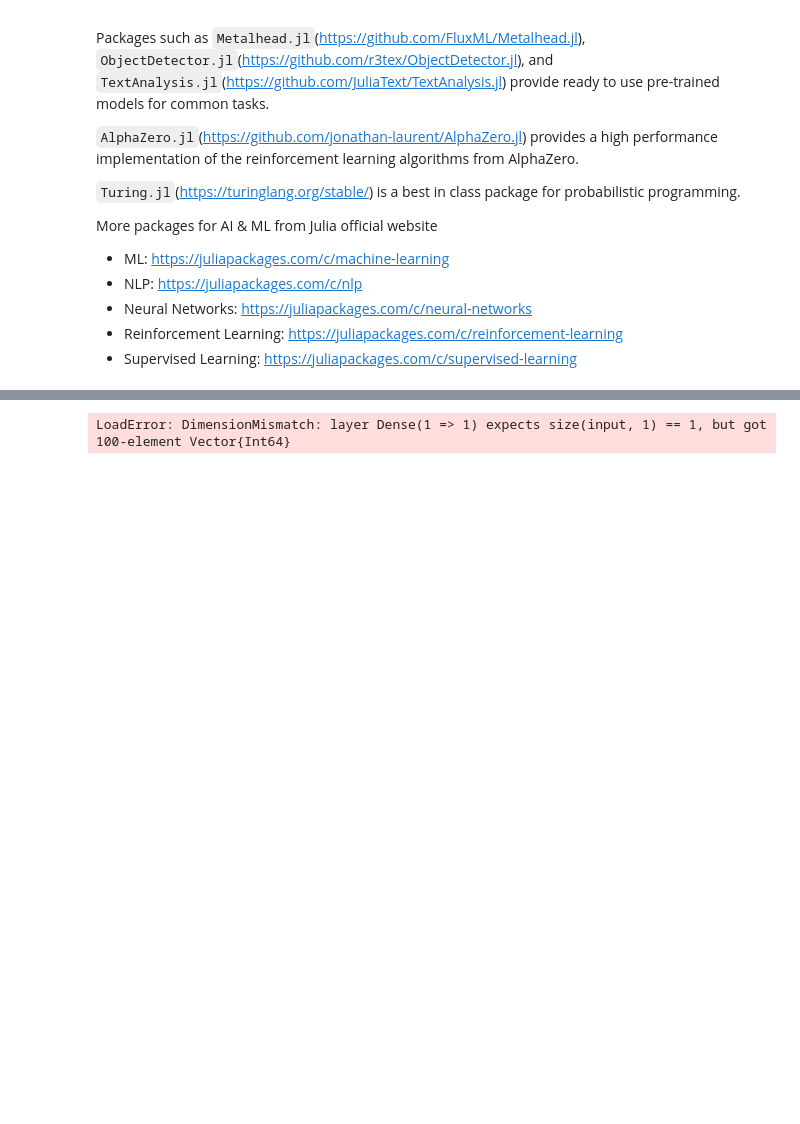
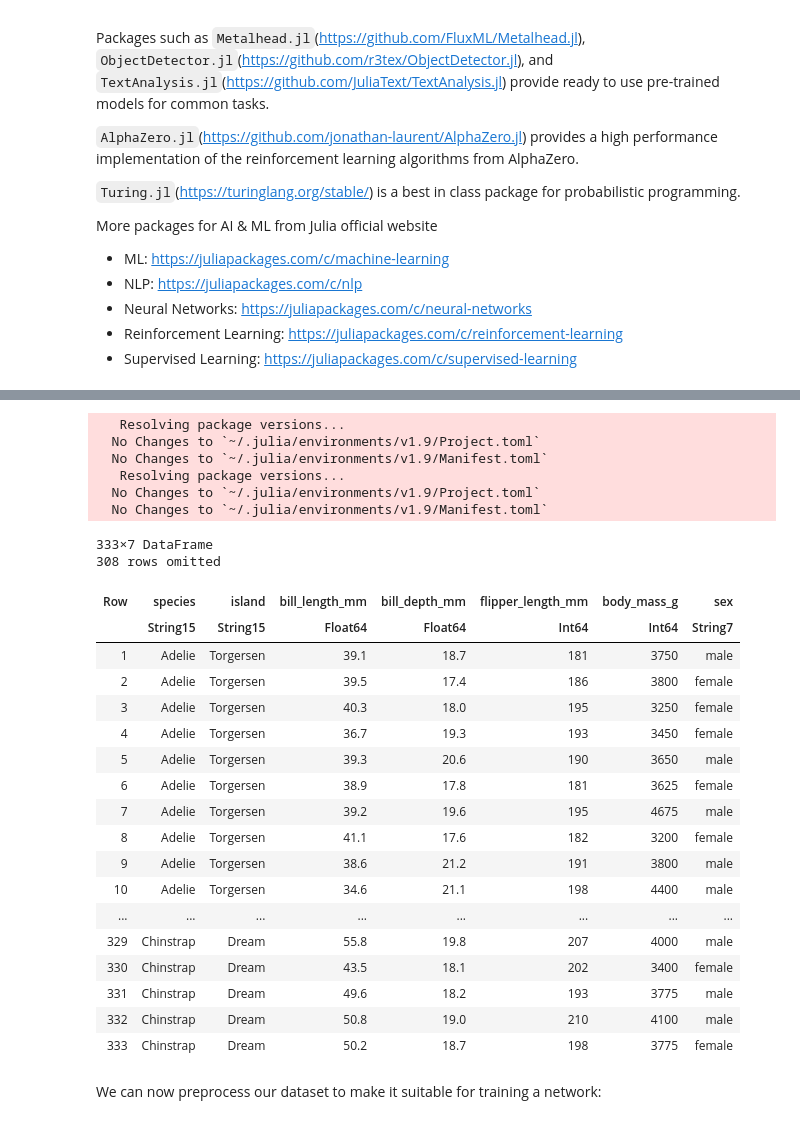
Before and after one commit to ENCCS/webinar_documents, a Jupyter notebook: 2024-feb-02-webinar/Webinar_Julia.ipynb, the cells around one changed output, grey strips where cells are left out. Cells and saved outputs as stored; diff of their text form; code cells hidden in the pictures; blank space fills up the shorter version.

Commit message:
include a new example to classify penguins

```diff
--- a/2024-feb-02-webinar/Webinar_Julia.ipynb
+++ b/2024-feb-02-webinar/Webinar_Julia.ipynb
@@ -486,33 +399,44 @@ This code generates random data, defines a linear regression model, and trains i
 # %%
+using Pkg
+
+Pkg.add("PalmerPenguins")
+using PalmerPenguins
+
+Pkg.add("Flux")
 using Flux
-using Random
 
-# Generate some random data
-Random.seed!(42)
-X = rand(1:10, 100)
-Y = 2X .+ 1 + 0.1*randn(100)
+using MLJ: partition, ConfusionMatrix
+using DataFrames
 
-# Define a linear regression model
-model = Dense(1, 1)
-
-# Define a loss function (mean squared error)
-loss = sum((model(X) .- Y).^2)
-println(loss)
-
-# Define an optimizer (Stochastic Gradient Descent)
-opt = Descent(0.01)
-
-
-# Training loop
-for _ in 1:1000
-    Flux.train!(loss, Flux.params(model), [(X, Y)], opt)
-end
-
-#=
-# Predict using the trained model
-new_X = 5.0
-predicted_y = model([new_X])
-println("Predicted value for $new_X: $predicted_y")
-=#
+table = PalmerPenguins.load()
+df = DataFrame(table)
+dropmissing!(df)
 # %% [output]
-LoadError: DimensionMismatch: layer Dense(1 => 1) expects size(input, 1) == 1, but got 100-element Vector{Int64}
+   Resolving package versions...
+  No Changes to `~/.julia/environments/v1.9/Project.toml`
+  No Changes to `~/.julia/environments/v1.9/Manifest.toml`
+   Resolving package versions...
+  No Changes to `~/.julia/environments/v1.9/Project.toml`
+  No Changes to `~/.julia/environments/v1.9/Manifest.toml`
+333×7 DataFrame
+308 rows omitted
+| Row | species | island | bill_length_mm | bill_depth_mm | flipper_length_mm | body_mass_g | sex |
+|  | String15 | String15 | Float64 | Float64 | Int64 | Int64 | String7 |
+| 1 | Adelie | Torgersen | 39.1 | 18.7 | 181 | 3750 | male |
+| 2 | Adelie | Torgersen | 39.5 | 17.4 | 186 | 3800 | female |
+| 3 | Adelie | Torgersen | 40.3 | 18.0 | 195 | 3250 | female |
+| 4 | Adelie | Torgersen | 36.7 | 19.3 | 193 | 3450 | female |
+| 5 | Adelie | Torgersen | 39.3 | 20.6 | 190 | 3650 | male |
+| 6 | Adelie | Torgersen | 38.9 | 17.8 | 181 | 3625 | female |
+| 7 | Adelie | Torgersen | 39.2 | 19.6 | 195 | 4675 | male |
+| 8 | Adelie | Torgersen | 41.1 | 17.6 | 182 | 3200 | female |
+| 9 | Adelie | Torgersen | 38.6 | 21.2 | 191 | 3800 | male |
+| 10 | Adelie | Torgersen | 34.6 | 21.1 | 198 | 4400 | male |
+| ... | ... | ... | ... | ... | ... | ... | ... |
+| 329 | Chinstrap | Dream | 55.8 | 19.8 | 207 | 4000 | male |
+| 330 | Chinstrap | Dream | 43.5 | 18.1 | 202 | 3400 | female |
+| 331 | Chinstrap | Dream | 49.6 | 18.2 | 193 | 3775 | male |
+| 332 | Chinstrap | Dream | 50.8 | 19.0 | 210 | 4100 | male |
+| 333 | Chinstrap | Dream | 50.2 | 18.7 | 198 | 3775 | female |
+# %% [markdown]
+We can now preprocess our dataset to make it suitable for training a network:
```
Also changed, not shown: parts of 35 cells of this notebook.
